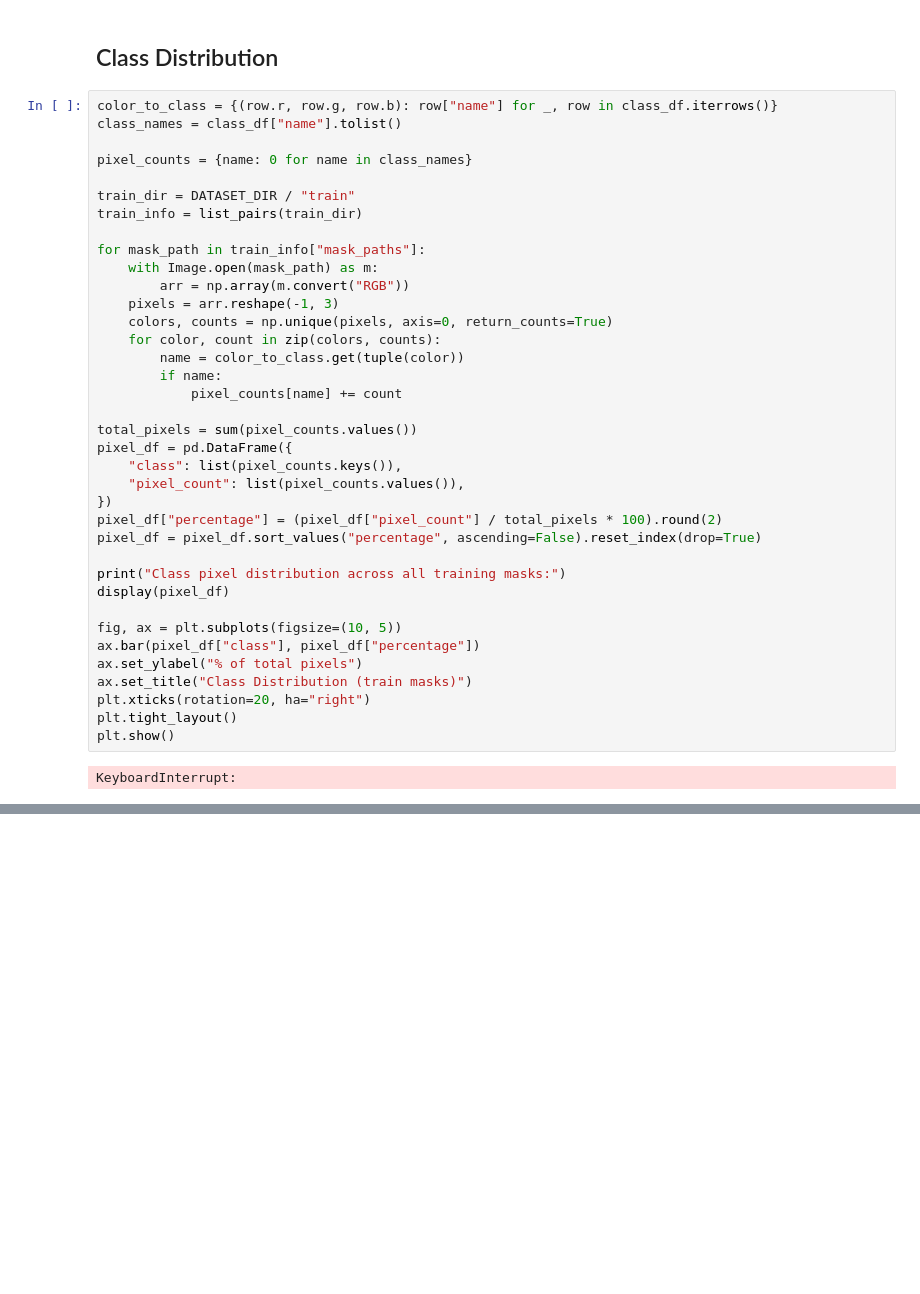
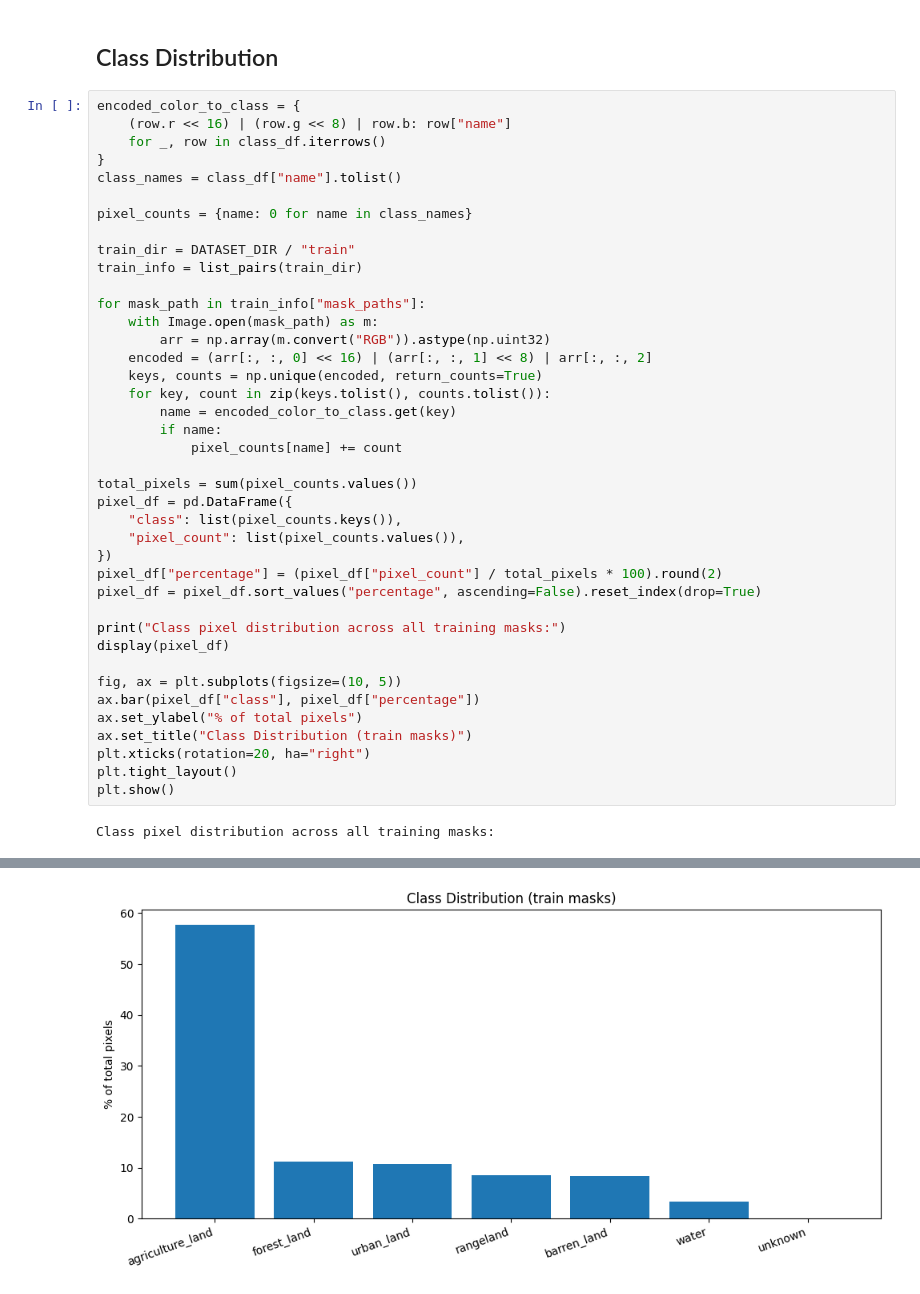
Before and after one commit to dhdylanhuang/Image_Segmentation_CV2, a Jupyter notebook: dataset_inspection.ipynb, the cells around one changed output, grey strips where cells are left out. Drawn from its saved outputs; the diff is of its cells as text; blank space fills up the shorter version.

```diff
--- a/dataset_inspection.ipynb
+++ b/dataset_inspection.ipynb
@@ -270,7 +270,10 @@ Missing files referenced by metadata:
 # %% [markdown]
 ## Class Distribution
 # %%
-color_to_class = {(row.r, row.g, row.b): row["name"] for _, row in class_df.iterrows()}
+encoded_color_to_class = {
+    (row.r << 16) | (row.g << 8) | row.b: row["name"]
+    for _, row in class_df.iterrows()
+}
 class_names = class_df["name"].tolist()
 
 pixel_counts = {name: 0 for name in class_names}
@@ -280,11 +283,11 @@ train_info = list_pairs(train_dir)
 
 for mask_path in train_info["mask_paths"]:
     with Image.open(mask_path) as m:
-        arr = np.array(m.convert("RGB"))
-    pixels = arr.reshape(-1, 3)
-    colors, counts = np.unique(pixels, axis=0, return_counts=True)
-    for color, count in zip(colors, counts):
-        name = color_to_class.get(tuple(color))
+        arr = np.array(m.convert("RGB")).astype(np.uint32)
+    encoded = (arr[:, :, 0] << 16) | (arr[:, :, 1] << 8) | arr[:, :, 2]
+    keys, counts = np.unique(encoded, return_counts=True)
+    for key, count in zip(keys.tolist(), counts.tolist()):
+        name = encoded_color_to_class.get(key)
         if name:
             pixel_counts[name] += count
 
@@ -307,4 +310,4 @@ plt.xticks(rotation=20, ha="right")
 plt.tight_layout()
 plt.show()
 # %% [output]
-KeyboardInterrupt:
+Class pixel distribution across all training masks:
@@ -310,0 +322 @@ KeyboardInterrupt:
+[figure, added]
```
Also changed, not shown: parts of 2 cells of this notebook.
